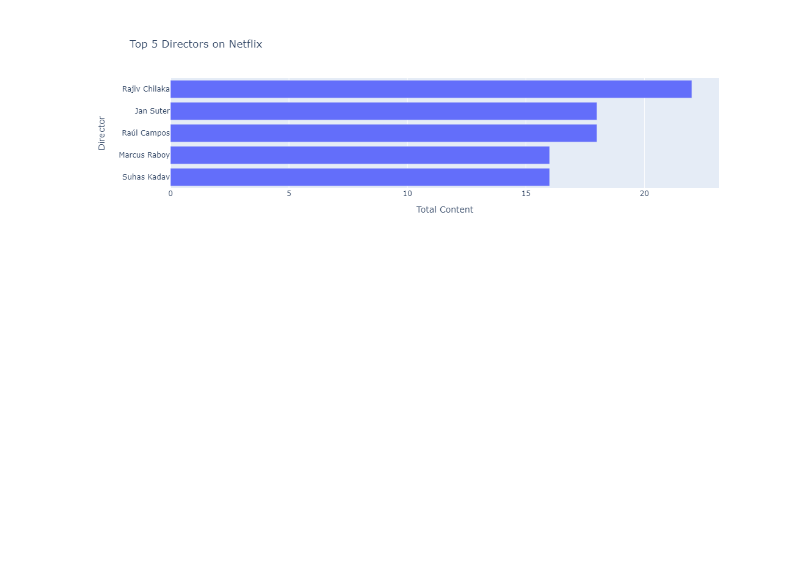
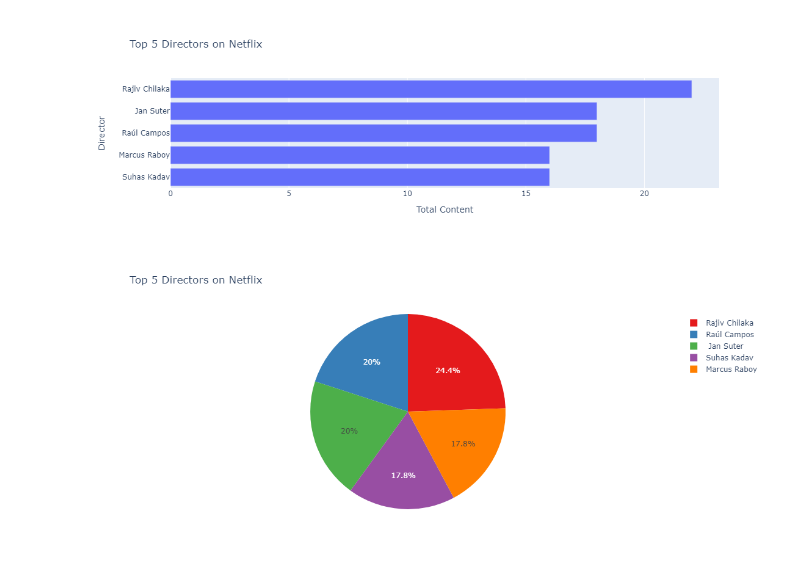
Before and after one commit to Rasel1435/Advanced-Data-Science-Machine-Learning-Projects, a Jupyter notebook: Netflix_Data_Analysis_with_Python/a_Preprocess/a_EDA.ipynb, the cells around one changed output. Saved outputs shown, nothing was run; the diff lists cells and outputs as text; code cells hidden in the pictures; blank space fills up the shorter version.

```diff
--- a/Netflix_Data_Analysis_with_Python/a_Preprocess/a_EDA.ipynb
+++ b/Netflix_Data_Analysis_with_Python/a_Preprocess/a_EDA.ipynb
@@ -247,2 +237,15 @@ fig1.show()
 # %% [output]
 [figure]
+# %%
+pieChart = px.pie(directorsTop5, values='Total Content', names='Director',
+                  title='Top 5 Directors on Netflix',
+                  color_discrete_sequence=px.colors.qualitative.Set1)
+pieChart.update_layout(
+    autosize=False,
+    width=700,  # Set the width of the chart
+    height=500,  # Set the height of the chart
+)
+pieChart.show()
+# pieChart.write_image("directors_pie_chart.png")
+# %% [output]
+[figure, added]
```
Also changed, not shown: parts of 23 cells of this notebook, 15 other files.
